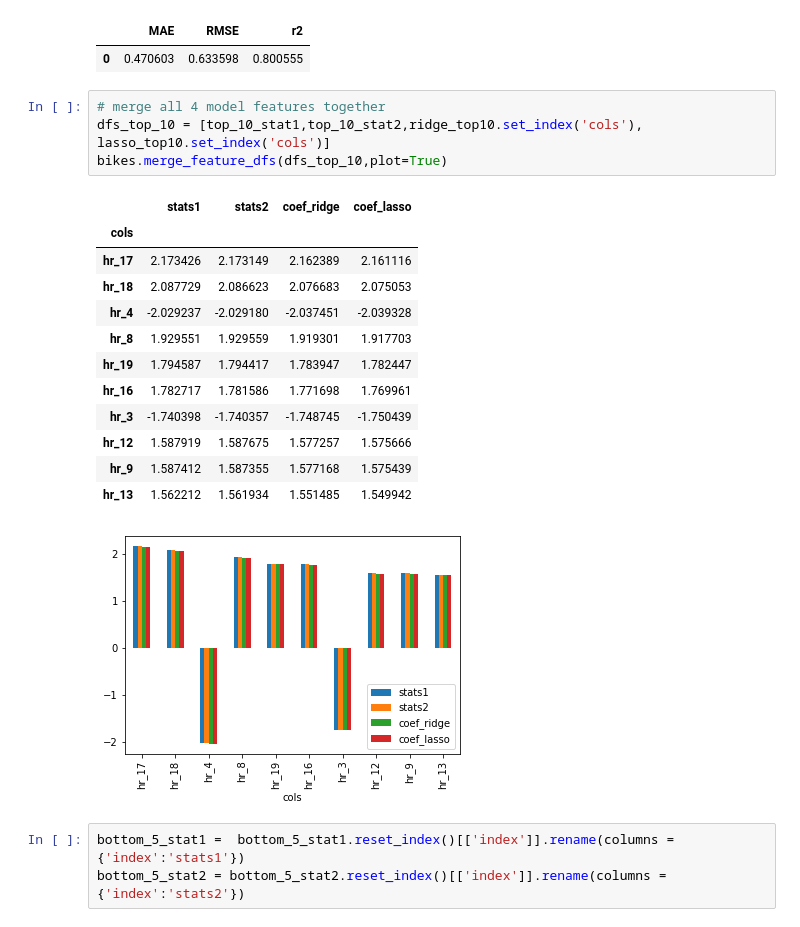
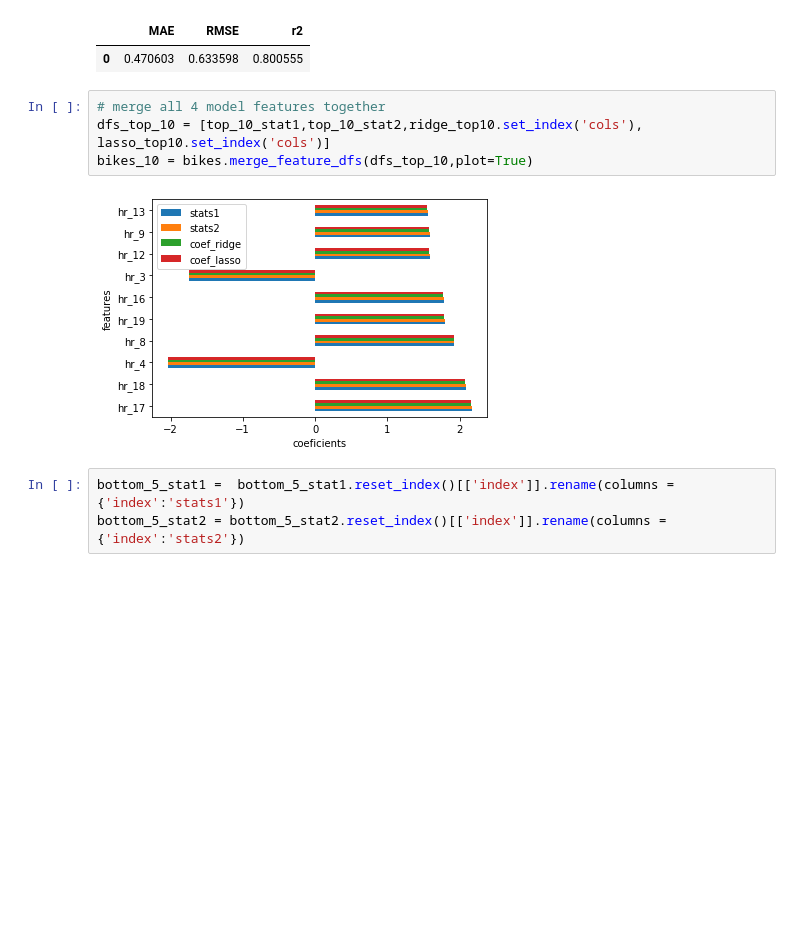
Before and after one commit to mzhou356/bike-sharing-regression, a Jupyter notebook: biking_sharing_regression_model_fitting.ipynb, the cells around one changed output. Cells and saved outputs as stored; diff of their text form; blank space fills up the shorter version.

```diff
--- a/biking_sharing_regression_model_fitting.ipynb
+++ b/biking_sharing_regression_model_fitting.ipynb
@@ -107,21 +110,9 @@ R2: 0.8005550113246647
 # %%
 # merge all 4 model features together
 dfs_top_10 = [top_10_stat1,top_10_stat2,ridge_top10.set_index('cols'), lasso_top10.set_index('cols')]
-bikes.merge_feature_dfs(dfs_top_10,plot=True)
+bikes_10 = bikes.merge_feature_dfs(dfs_top_10,plot=True)
 # %% [output]
-|  | stats1 | stats2 | coef_ridge | coef_lasso |
-| cols |  |  |  |  |
-| hr_17 | 2.173426 | 2.173149 | 2.162389 | 2.161116 |
-| hr_18 | 2.087729 | 2.086623 | 2.076683 | 2.075053 |
-| hr_4 | -2.029237 | -2.029180 | -2.037451 | -2.039328 |
-| hr_8 | 1.929551 | 1.929559 | 1.919301 | 1.917703 |
-| hr_19 | 1.794587 | 1.794417 | 1.783947 | 1.782447 |
-| hr_16 | 1.782717 | 1.781586 | 1.771698 | 1.769961 |
-| hr_3 | -1.740398 | -1.740357 | -1.748745 | -1.750439 |
-| hr_12 | 1.587919 | 1.587675 | 1.577257 | 1.575666 |
-| hr_9 | 1.587412 | 1.587355 | 1.577168 | 1.575439 |
-| hr_13 | 1.562212 | 1.561934 | 1.551485 | 1.549942 |
-[figure, old version]
+[figure, new version]
 # %%
 bottom_5_stat1 =  bottom_5_stat1.reset_index()[['index']].rename(columns = {'index':'stats1'})
 bottom_5_stat2 = bottom_5_stat2.reset_index()[['index']].rename(columns = {'index':'stats2'})
```
Also changed, not shown: parts of 1 cell of this notebook, 3 other files.
